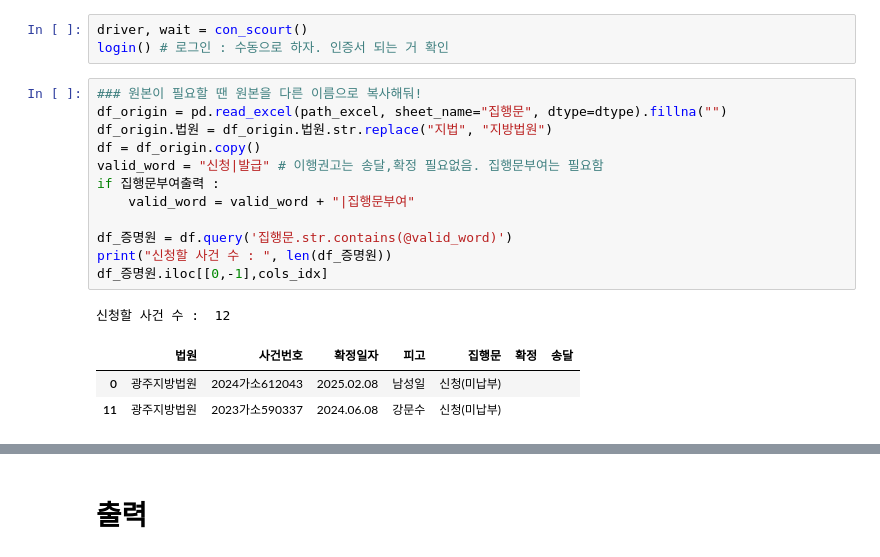
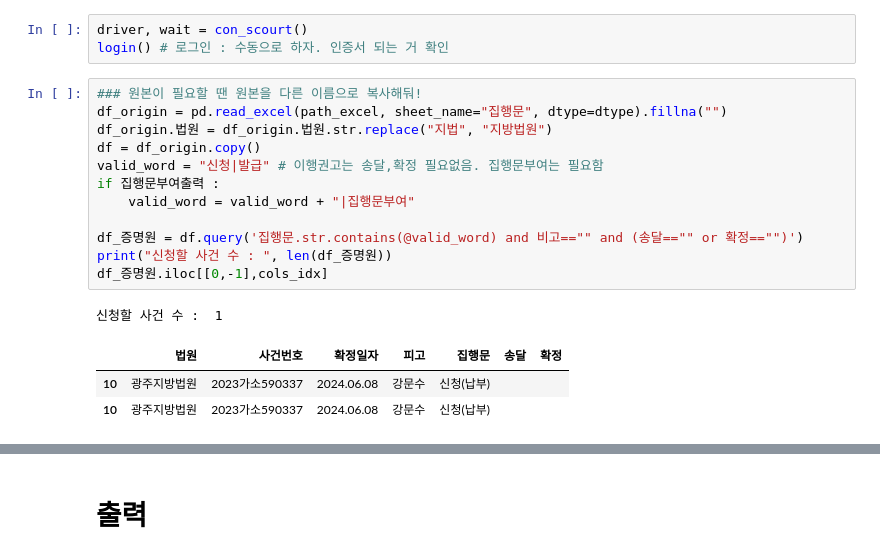
Before and after one commit to jbmyou/python_work, a Jupyter notebook: fileNaming/집행문_2025.ipynb, the cells around one changed output, grey strips where cells are left out. Saved outputs shown, nothing was run; the diff lists cells and outputs as text.

```diff
--- a/fileNaming/집행문_2025.ipynb
+++ b/fileNaming/집행문_2025.ipynb
@@ -925,20 +938,20 @@ login() # 로그인 : 수동으로 하자. 인증서 되는 거 확인
 # %%
 ### 원본이 필요할 땐 원본을 다른 이름으로 복사해둬!
 df_origin = pd.read_excel(path_excel, sheet_name="집행문", dtype=dtype).fillna("")
 df_origin.법원 = df_origin.법원.str.replace("지법", "지방법원")
 df = df_origin.copy()
 valid_word = "신청|발급" # 이행권고는 송달,확정 필요없음. 집행문부여는 필요함
 if 집행문부여출력 :
     valid_word = valid_word + "|집행문부여"
 
-df_증명원 = df.query('집행문.str.contains(@valid_word)')
+df_증명원 = df.query('집행문.str.contains(@valid_word) and 비고=="" and (송달=="" or 확정=="")')
 print("신청할 사건 수 : ", len(df_증명원))
 df_증명원.iloc[[0,-1],cols_idx]
 # %% [output]
-신청할 사건 수 :  12
+신청할 사건 수 :  1
-|  | 법원 | 사건번호 | 확정일자 | 피고 | 집행문 | 확정 | 송달 |
-| 0 | 광주지방법원 | 2024가소612043 | 2025.02.08 | 남성일 | 신청(미납부) |  |  |
-| 11 | 광주지방법원 | 2023가소590337 | 2024.06.08 | 강문수 | 신청(미납부) |  |  |
+|  | 법원 | 사건번호 | 확정일자 | 피고 | 집행문 | 송달 | 확정 |
+| 10 | 광주지방법원 | 2023가소590337 | 2024.06.08 | 강문수 | 신청(납부) |  |  |
+| 10 | 광주지방법원 | 2023가소590337 | 2024.06.08 | 강문수 | 신청(납부) |  |  |
 # %%
 # 건당 1분씩 소요
 cnt_success_fix, cnt_success_del, cnt_fail = 0, 0, 0
```
Also changed, not shown: parts of 9 cells of this notebook, 11 other files.
